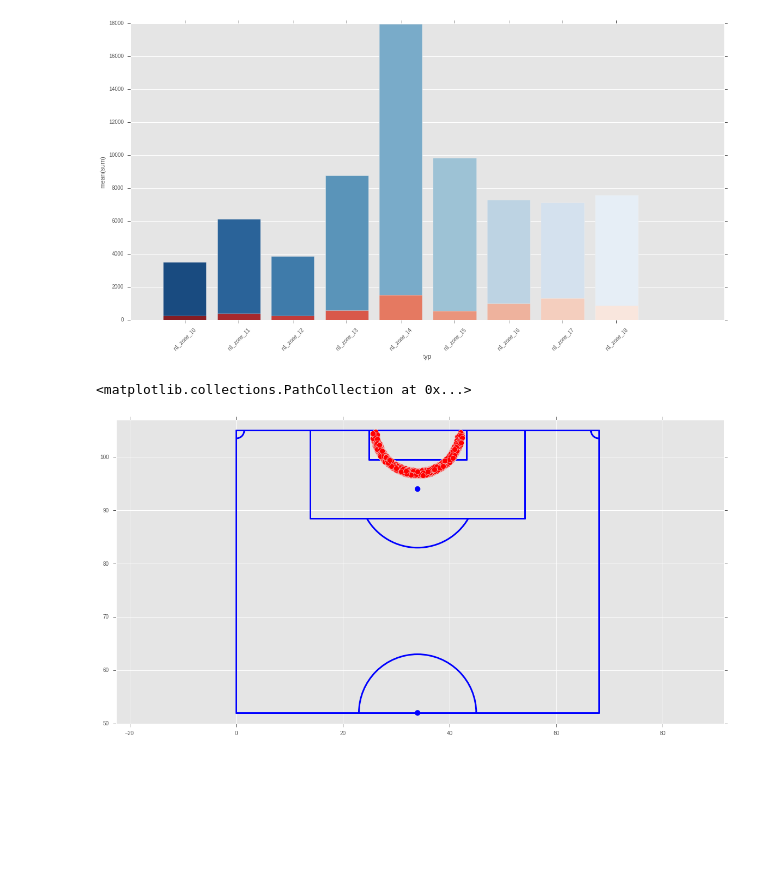
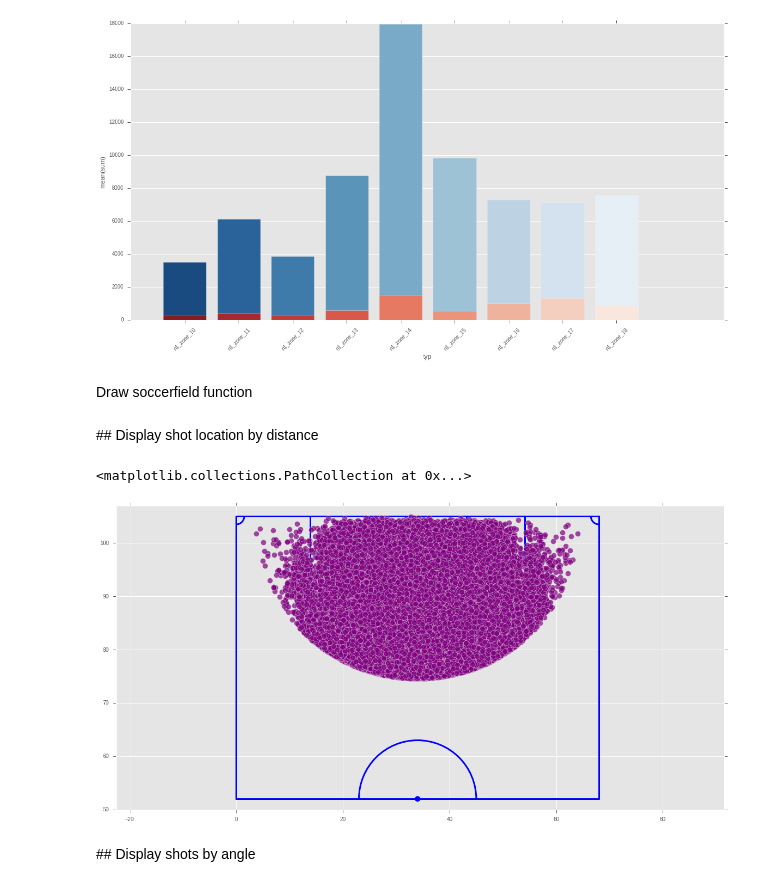
Before and after one commit to 10contre11/notebooks, a Jupyter notebook: xg_features_selection.ipynb, the cells around one changed output. Cells and saved outputs as stored; diff of their text form; code cells hidden in the pictures; blank space fills up the shorter version.

Commit message:
draws

```diff
--- a/xg_features_selection.ipynb
+++ b/xg_features_selection.ipynb
@@ -301,6 +301,8 @@ p.set_xticklabels(labels = p.get_xticklabels(), rotation=45)
  <matplotlib.text.Text at 0x...>,
  <matplotlib.text.Text at 0x...>]
 [figure]
+# %% [markdown]
+Draw soccerfield function
 # %%
 """
 Draws a line.
@@ -363,11 +365,15 @@ def soccerfield():
     # Corner arc 2
     cornerArc2 = mpatches.Arc([fieldHeight, fieldWidth], 3, 3, angle=270, theta1=270, theta2=0, zorder=1, color=lineColor, linewidth=lineWidth)
     ax.add_patch(cornerArc2)
+# %% [markdown]
+## Display shot location by distance
 # %%
-shots_distance_12 = shots[shots['distance'].apply(lambda x: round(x, 0)) == 8]
+shots_distance = shots[shots['distance'].apply(lambda x: round(x, 0)) <= 30]
 soccerfield()
-plt.scatter(shots_distance_12['adj_start_y'], shots_distance_12['adj_start_x'], 100, c='red', alpha=1, marker='o', zorder=2)
+plt.scatter(shots_distance['adj_start_y'], shots_distance['adj_start_x'], 100, c='purple', alpha=0.7, marker='o', zorder=2)
 # %% [output]
 <matplotlib.collections.PathCollection at 0x...>
-[figure, old version]
+[figure, new version]
+# %% [markdown]
+## Display shots by angle
 # %%
```
Also changed, not shown: parts of 8 cells of this notebook.
